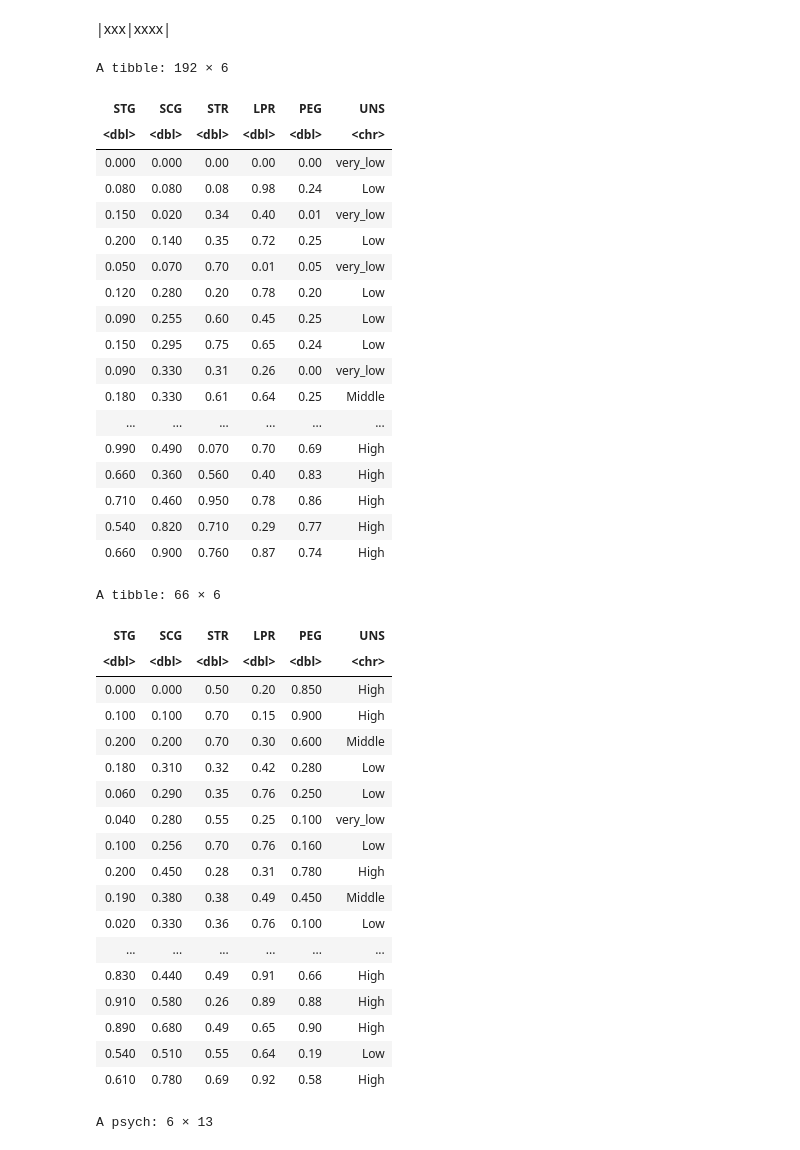
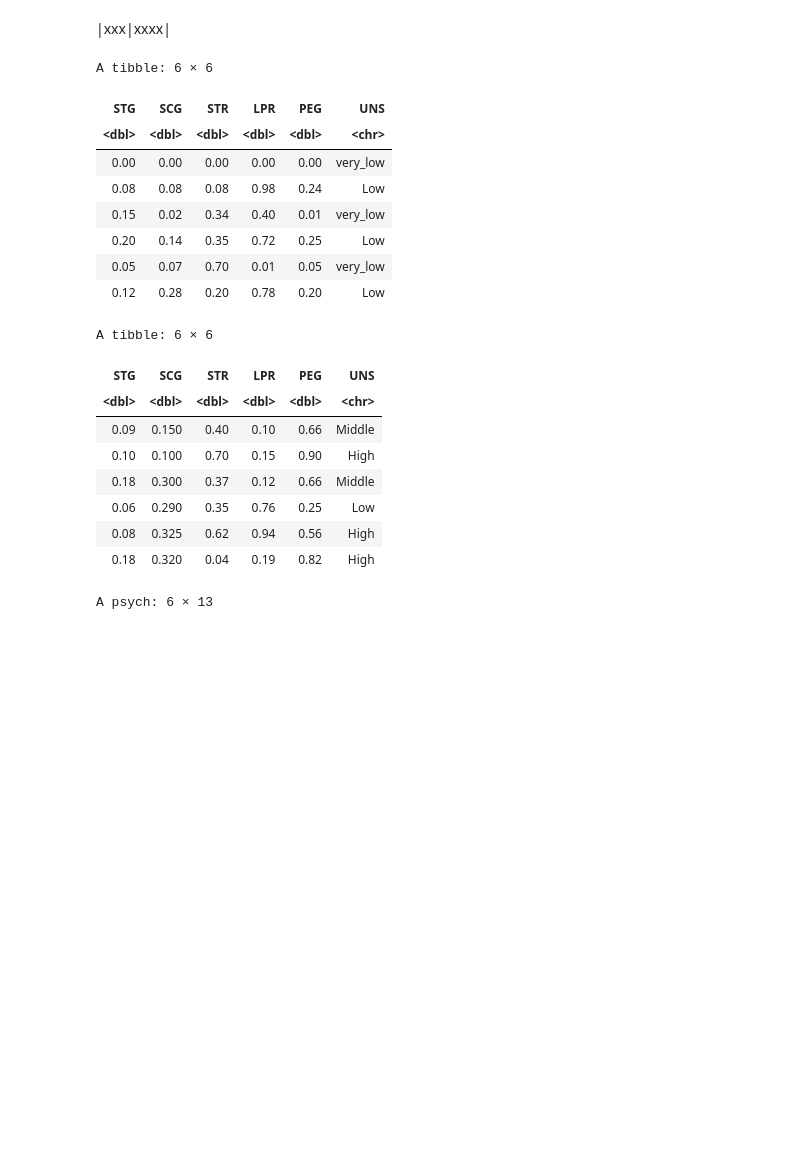
Before and after one commit to jechikaleeu/project-DSCI100, a Jupyter notebook: group24_project_proposal.ipynb, the cells around one changed output. Cells and saved outputs as stored; diff of their text form; code cells hidden in the pictures; blank space fills up the shorter version.

```diff
--- a/group24_project_proposal.ipynb
+++ b/group24_project_proposal.ipynb
@@ -113,50 +93,30 @@ A tibble: 258 × 7
 # %%
 #splitting data
 uk_split <- initial_split(uk_data, prop = 0.75, strata = PEG)  #strata is the column you're predicting
 uk_train <- training(uk_split)
 uk_test <- testing(uk_split)
 
-uk_train #training set (75%)
-uk_test #testing set (25%)
+head(uk_train) #training set (75%)
+head(uk_test) #testing set (25%)
 # %% [output]
-A tibble: 192 × 6
+A tibble: 6 × 6
 | STG | SCG | STR | LPR | PEG | UNS |
 | <dbl> | <dbl> | <dbl> | <dbl> | <dbl> | <chr> |
-| 0.000 | 0.000 | 0.00 | 0.00 | 0.00 | very_low |
-| 0.080 | 0.080 | 0.08 | 0.98 | 0.24 | Low |
-| 0.150 | 0.020 | 0.34 | 0.40 | 0.01 | very_low |
-| 0.200 | 0.140 | 0.35 | 0.72 | 0.25 | Low |
-| 0.050 | 0.070 | 0.70 | 0.01 | 0.05 | very_low |
-| 0.120 | 0.280 | 0.20 | 0.78 | 0.20 | Low |
-| 0.090 | 0.255 | 0.60 | 0.45 | 0.25 | Low |
-| 0.150 | 0.295 | 0.75 | 0.65 | 0.24 | Low |
-| 0.090 | 0.330 | 0.31 | 0.26 | 0.00 | very_low |
-| 0.180 | 0.330 | 0.61 | 0.64 | 0.25 | Middle |
-| ... | ... | ... | ... | ... | ... |
-| 0.990 | 0.490 | 0.070 | 0.70 | 0.69 | High |
-| 0.660 | 0.360 | 0.560 | 0.40 | 0.83 | High |
-| 0.710 | 0.460 | 0.950 | 0.78 | 0.86 | High |
-| 0.540 | 0.820 | 0.710 | 0.29 | 0.77 | High |
-| 0.660 | 0.900 | 0.760 | 0.87 | 0.74 | High |
+| 0.00 | 0.00 | 0.00 | 0.00 | 0.00 | very_low |
+| 0.08 | 0.08 | 0.08 | 0.98 | 0.24 | Low |
+| 0.15 | 0.02 | 0.34 | 0.40 | 0.01 | very_low |
+| 0.20 | 0.14 | 0.35 | 0.72 | 0.25 | Low |
+| 0.05 | 0.07 | 0.70 | 0.01 | 0.05 | very_low |
+| 0.12 | 0.28 | 0.20 | 0.78 | 0.20 | Low |
-A tibble: 66 × 6
+A tibble: 6 × 6
 | STG | SCG | STR | LPR | PEG | UNS |
 | <dbl> | <dbl> | <dbl> | <dbl> | <dbl> | <chr> |
-| 0.000 | 0.000 | 0.50 | 0.20 | 0.850 | High |
-| 0.100 | 0.100 | 0.70 | 0.15 | 0.900 | High |
-| 0.200 | 0.200 | 0.70 | 0.30 | 0.600 | Middle |
-| 0.180 | 0.310 | 0.32 | 0.42 | 0.280 | Low |
-| 0.060 | 0.290 | 0.35 | 0.76 | 0.250 | Low |
-| 0.040 | 0.280 | 0.55 | 0.25 | 0.100 | very_low |
-| 0.100 | 0.256 | 0.70 | 0.76 | 0.160 | Low |
-| 0.200 | 0.450 | 0.28 | 0.31 | 0.780 | High |
-| 0.190 | 0.380 | 0.38 | 0.49 | 0.450 | Middle |
-| 0.020 | 0.330 | 0.36 | 0.76 | 0.100 | Low |
-| ... | ... | ... | ... | ... | ... |
-| 0.830 | 0.440 | 0.49 | 0.91 | 0.66 | High |
-| 0.910 | 0.580 | 0.26 | 0.89 | 0.88 | High |
-| 0.890 | 0.680 | 0.49 | 0.65 | 0.90 | High |
-| 0.540 | 0.510 | 0.55 | 0.64 | 0.19 | Low |
-| 0.610 | 0.780 | 0.69 | 0.92 | 0.58 | High |
+| 0.09 | 0.150 | 0.40 | 0.10 | 0.66 | Middle |
+| 0.10 | 0.100 | 0.70 | 0.15 | 0.90 | High |
+| 0.18 | 0.300 | 0.37 | 0.12 | 0.66 | Middle |
+| 0.06 | 0.290 | 0.35 | 0.76 | 0.25 | Low |
+| 0.08 | 0.325 | 0.62 | 0.94 | 0.56 | High |
+| 0.18 | 0.320 | 0.04 | 0.19 | 0.82 | High |
 # %%
 #summary table
 #via https://www.statology.org/summary-table-in-r/#:~:text=The%20easiest%20way%20to%20create%20summary%20tables%20in%20R%20is,functions%20from%20the%20psych%20library.
```
Also changed, not shown: parts of 4 cells of this notebook.
